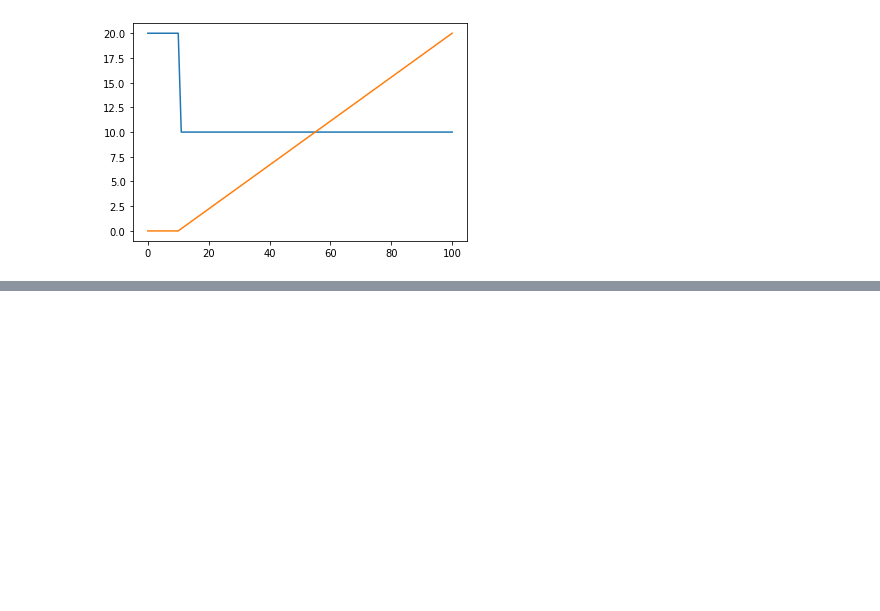
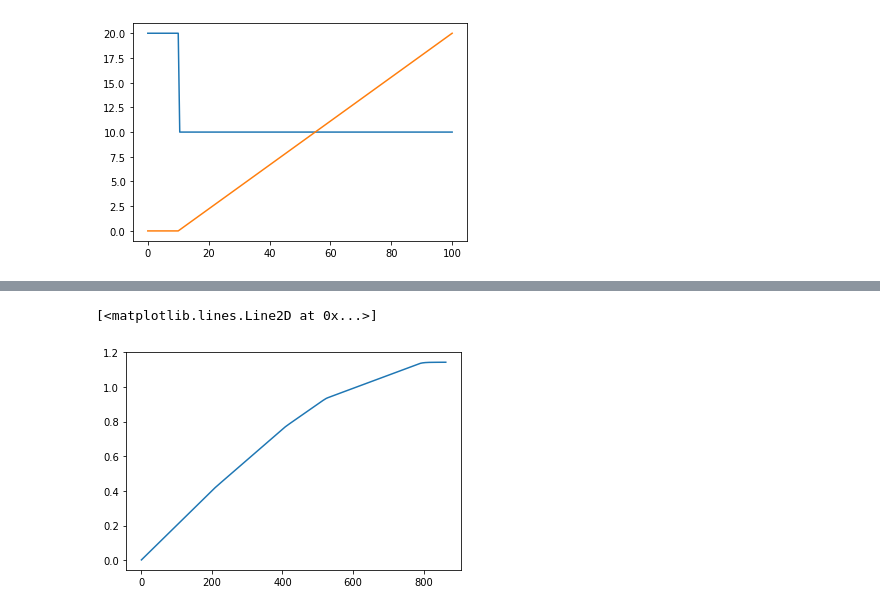
Before and after one commit to Gug-Young/Shallow_water_with_viscosity, a Jupyter notebook: 22.06.07 Navier stokes Hirt VOF method.ipynb, the cells around one changed output, grey strips where cells are left out. Saved outputs shown, nothing was run; the diff lists cells and outputs as text; code cells hidden in the pictures; blank space fills up the shorter version.

```diff
--- a/22.06.07 Navier stokes Hirt VOF method.ipynb
+++ b/22.06.07 Navier stokes Hirt VOF method.ipynb
@@ -223,0 +262,5 @@ asfsf
+# %%
+plt.plot(np.cumsum(T_list))
+# %% [output]
+[<matplotlib.lines.Line2D at 0x...>]
+[figure, added]
```
Also changed, not shown: parts of 11 cells of this notebook.
